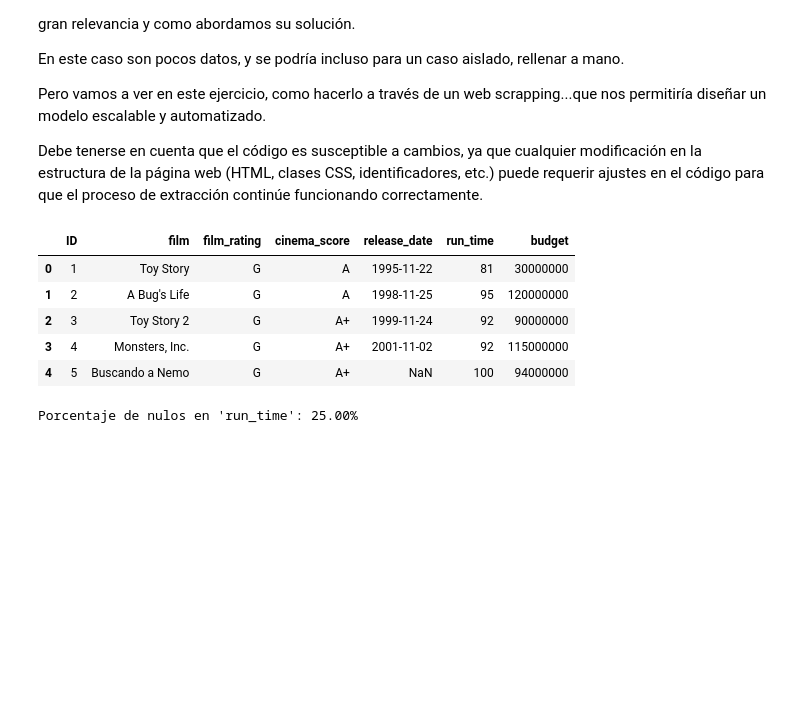
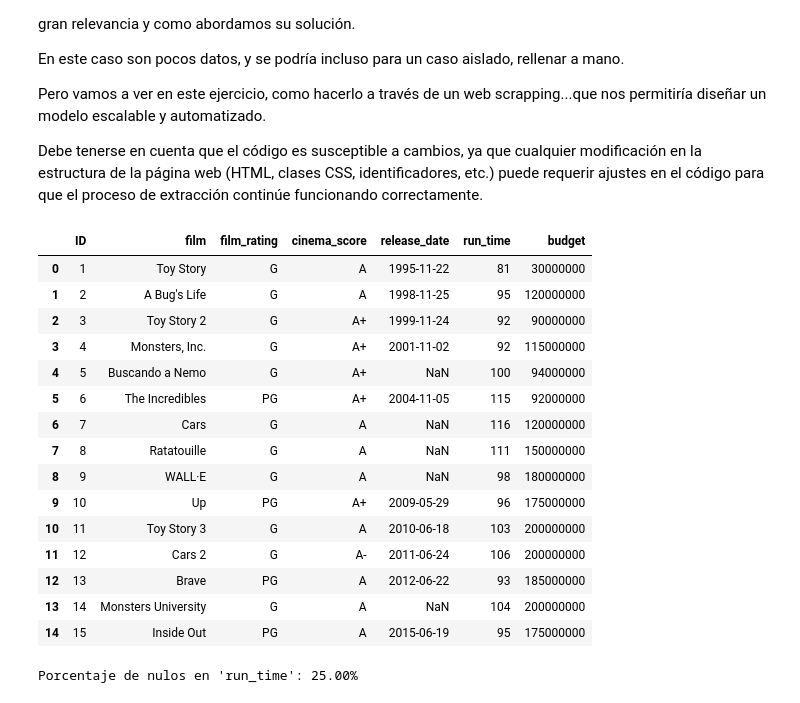
Before and after one commit to isamanero/WebScraping, a Jupyter notebook: notebooks/WS_Pixar.ipynb, the cells around one changed output. Saved outputs shown, nothing was run; the diff lists cells and outputs as text; code cells hidden in the pictures; blank space fills up the shorter version.

```diff
--- a/notebooks/WS_Pixar.ipynb
+++ b/notebooks/WS_Pixar.ipynb
@@ -25,14 +25,24 @@ df =pd.read_csv("../files/archivo_pixar.csv", index_col=0)
 
 #La fuente de este csv es Kaggle
 # %%
-df.head()
+df.head(15)
 # %% [output]
 |  | ID | film | film_rating | cinema_score | release_date | run_time | budget |
 | 0 | 1 | Toy Story | G | A | 1995-11-22 | 81 | 30000000 |
 | 1 | 2 | A Bug's Life | G | A | 1998-11-25 | 95 | 120000000 |
 | 2 | 3 | Toy Story 2 | G | A+ | 1999-11-24 | 92 | 90000000 |
 | 3 | 4 | Monsters, Inc. | G | A+ | 2001-11-02 | 92 | 115000000 |
 | 4 | 5 | Buscando a Nemo | G | A+ | NaN | 100 | 94000000 |
+| 5 | 6 | The Incredibles | PG | A+ | 2004-11-05 | 115 | 92000000 |
+| 6 | 7 | Cars | G | A | NaN | 116 | 120000000 |
+| 7 | 8 | Ratatouille | G | A | NaN | 111 | 150000000 |
+| 8 | 9 | WALL·E | G | A | NaN | 98 | 180000000 |
+| 9 | 10 | Up | PG | A+ | 2009-05-29 | 96 | 175000000 |
+| 10 | 11 | Toy Story 3 | G | A | 2010-06-18 | 103 | 200000000 |
+| 11 | 12 | Cars 2 | G | A- | 2011-06-24 | 106 | 200000000 |
+| 12 | 13 | Brave | PG | A | 2012-06-22 | 93 | 185000000 |
+| 13 | 14 | Monsters University | G | A | NaN | 104 | 200000000 |
+| 14 | 15 | Inside Out | PG | A | 2015-06-19 | 95 | 175000000 |
 # %%
 # Tengo nulos en la fecha...podríamos intentar hacer un web scrapping a través del título de las películas
 # %%
```
Also changed, not shown: parts of 2 cells of this notebook, 2 other files.
